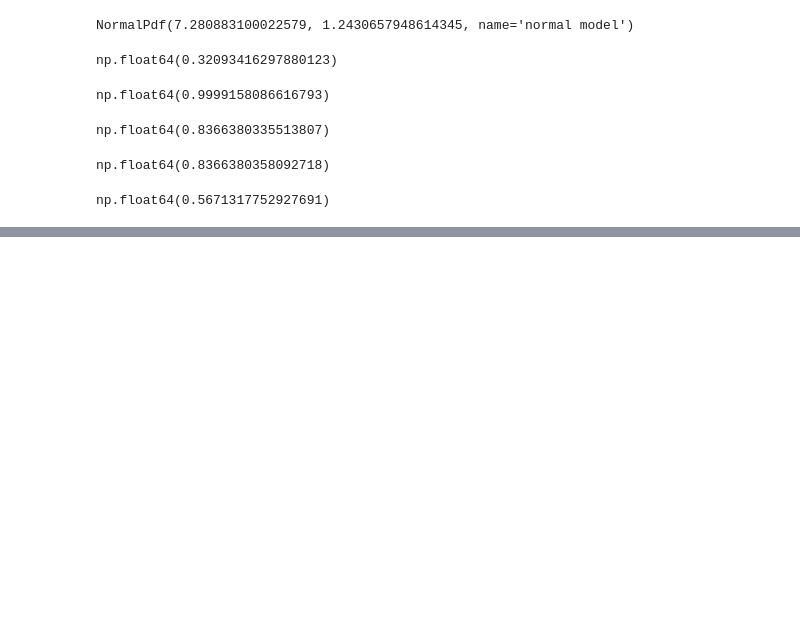
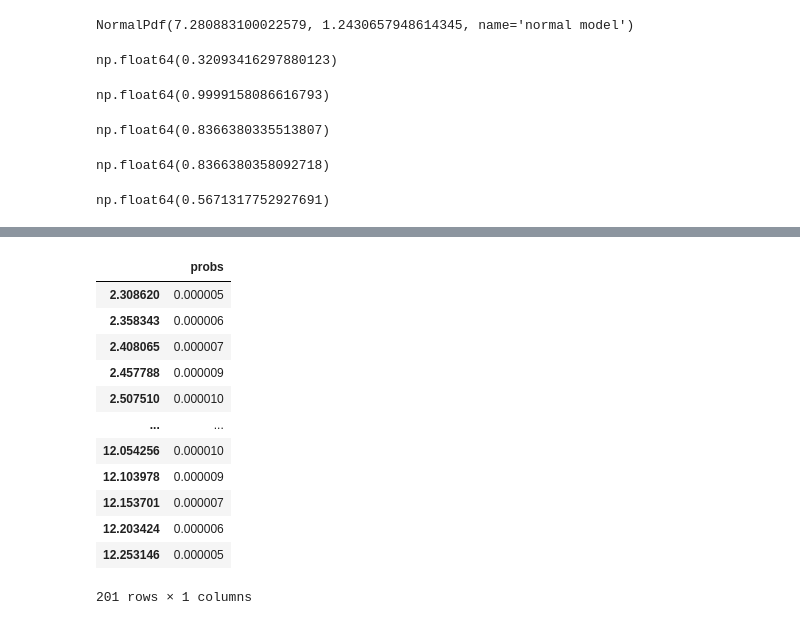
Before and after one commit to lochnes-007/EDA, a Jupyter notebook: nsfg.ipynb, the cells around one changed output, grey strips where cells are left out. Drawn from its saved outputs; the diff is of its cells as text; code cells hidden in the pictures; blank space fills up the shorter version.

```diff
--- a/nsfg.ipynb
+++ b/nsfg.ipynb
@@ -1326,0 +1360,18 @@ np.float64(0.5671317752927691)
+# %%
+pmf_model = pdf_model.make_pmf()
+# %%
+pmf_model
+# %% [output]
+|  | probs |
+| 2.308620 | 0.000005 |
+| 2.358343 | 0.000006 |
+| 2.408065 | 0.000007 |
+| 2.457788 | 0.000009 |
+| 2.507510 | 0.000010 |
+| ... | ... |
+| 12.054256 | 0.000010 |
+| 12.103978 | 0.000009 |
+| 12.153701 | 0.000007 |
+| 12.203424 | 0.000006 |
+| 12.253146 | 0.000005 |
+201 rows × 1 columns
```
Also changed, not shown: parts of 7 cells of this notebook.
